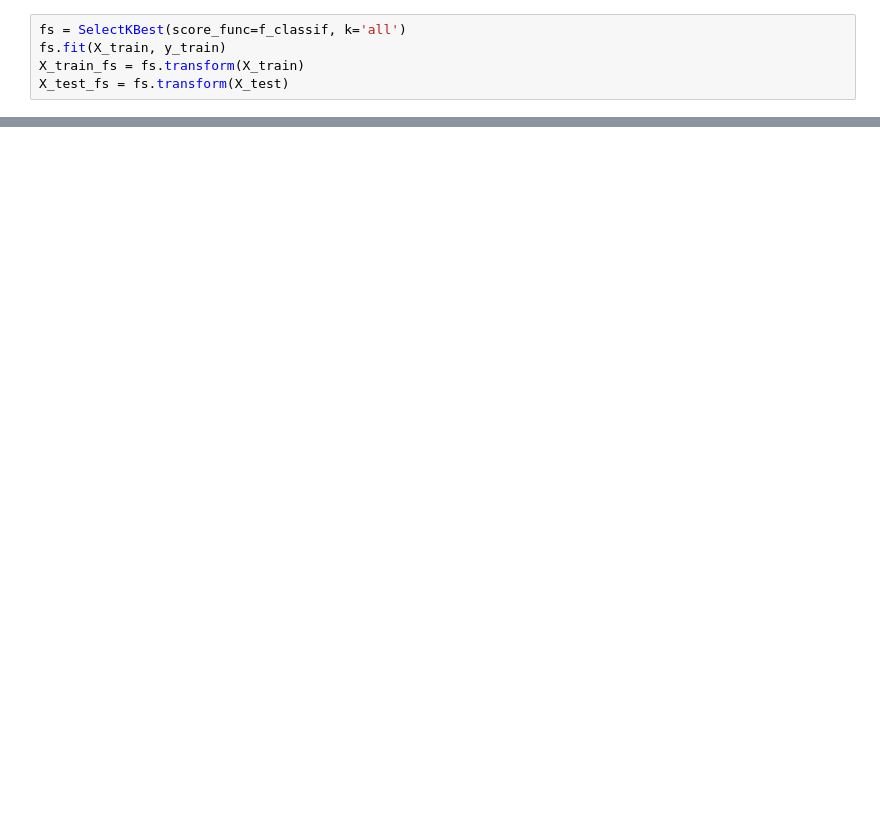
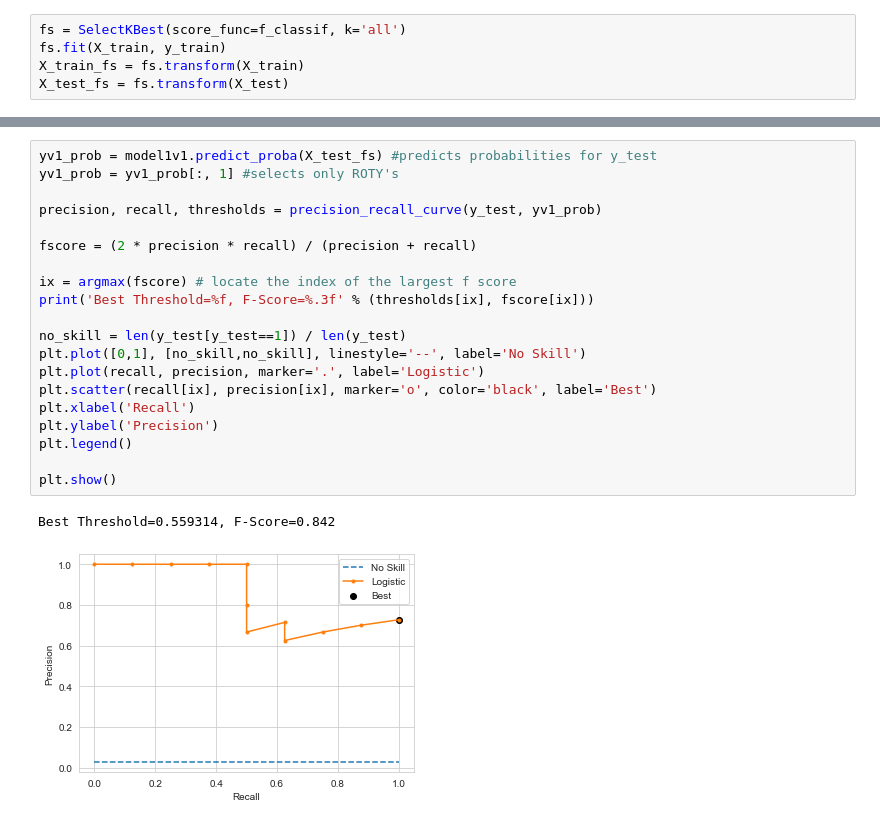
Before and after one commit to asimp104/nba_rookie_proj, a Jupyter notebook: model_building.ipynb, the cells around one changed output, grey strips where cells are left out. Cells and saved outputs as stored; diff of their text form; blank space fills up the shorter version.

```diff
--- a/model_building.ipynb
+++ b/model_building.ipynb
@@ -206,0 +215,23 @@ wrong: 2
+# %%
+yv1_prob = model1v1.predict_proba(X_test_fs) #predicts probabilities for y_test
+yv1_prob = yv1_prob[:, 1] #selects only ROTY's
+
+precision, recall, thresholds = precision_recall_curve(y_test, yv1_prob)
+
+fscore = (2 * precision * recall) / (precision + recall)
+
+ix = argmax(fscore) # locate the index of the largest f score
+print('Best Threshold=%f, F-Score=%.3f' % (thresholds[ix], fscore[ix]))
+
+no_skill = len(y_test[y_test==1]) / len(y_test)
+plt.plot([0,1], [no_skill,no_skill], linestyle='--', label='No Skill')
+plt.plot(recall, precision, marker='.', label='Logistic')
+plt.scatter(recall[ix], precision[ix], marker='o', color='black', label='Best')
+plt.xlabel('Recall')
+plt.ylabel('Precision')
+plt.legend()
+
+plt.show()
+# %% [output]
+Best Threshold=0.559314, F-Score=0.842
+[figure, added]
```
Also changed, not shown: parts of 41 cells of this notebook, 7 other files.
